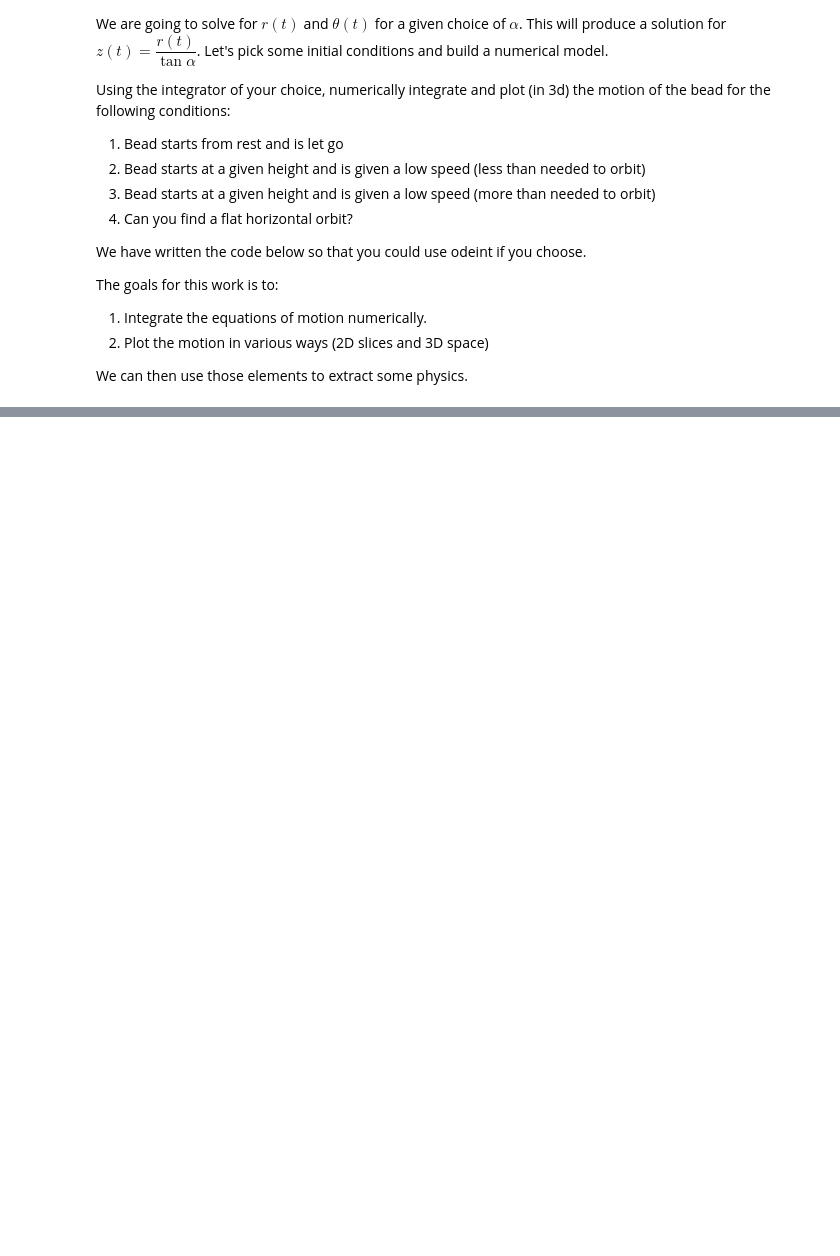
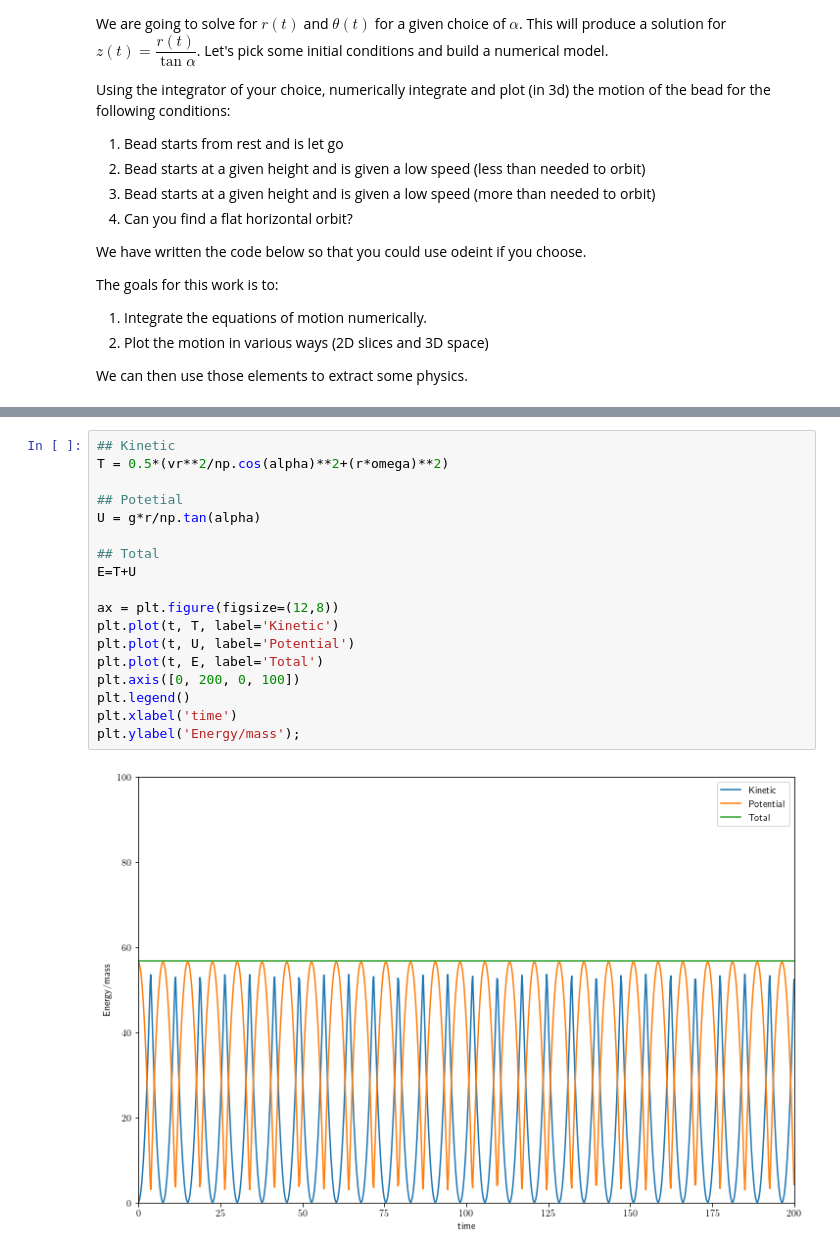
Before and after one commit to dannycab/phy415msu, a Jupyter notebook: MMIPbook/content/2_oscillations/activity-Lagrange-with-constraints-analysis.ipynb, the cells around one changed output, grey strips where cells are left out. Cells and saved outputs as stored; diff of their text form; blank space fills up the shorter version.

```diff
--- a/MMIPbook/content/2_oscillations/activity-Lagrange-with-constraints-analysis.ipynb
+++ b/MMIPbook/content/2_oscillations/activity-Lagrange-with-constraints-analysis.ipynb
@@ -73,0 +103,20 @@ t = np.linspace(0,100,1001)
+# %%
+## Kinetic
+T = 0.5*(vr**2/np.cos(alpha)**2+(r*omega)**2)
+
+## Potetial
+U = g*r/np.tan(alpha)
+
+## Total
+E=T+U
+
+ax = plt.figure(figsize=(12,8))
+plt.plot(t, T, label='Kinetic')
+plt.plot(t, U, label='Potential')
+plt.plot(t, E, label='Total')
+plt.axis([0, 200, 0, 100])
+plt.legend()
+plt.xlabel('time')
+plt.ylabel('Energy/mass');
+# %% [output]
+[figure, added]
```
Also changed, not shown: parts of 11 cells of this notebook.
